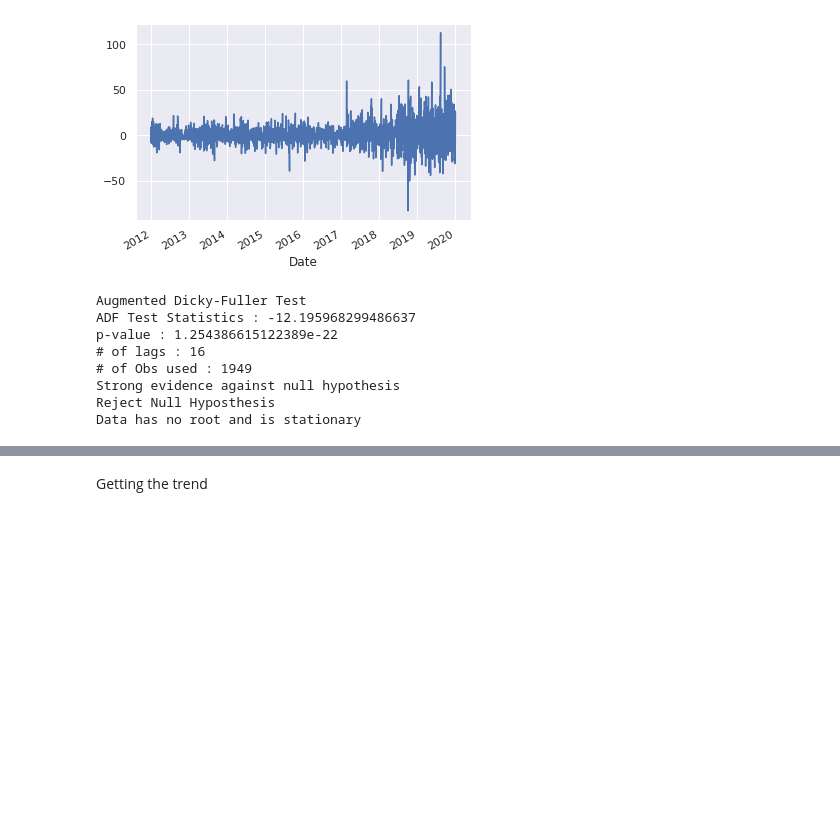
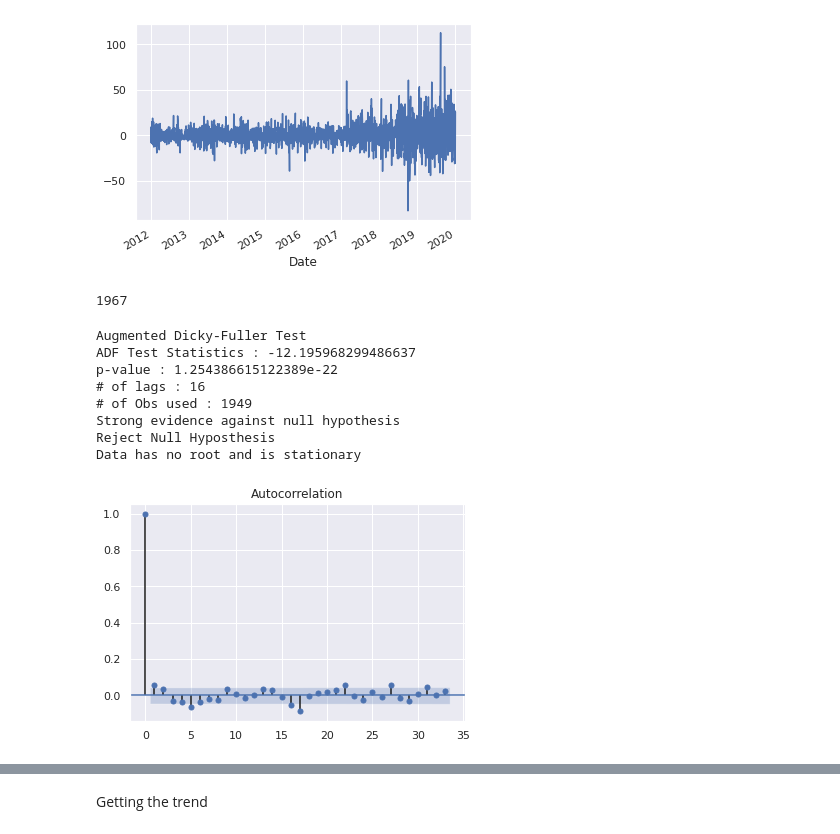
Before and after one commit to DeepankarAcharyya/Time_Series_Data, a Jupyter notebook: Time_Series_Analysis_Stock_Price.ipynb, the cells around one changed output, grey strips where cells are left out. Cells and saved outputs as stored; diff of their text form; code cells hidden in the pictures; blank space fills up the shorter version.

```diff
--- a/Time_Series_Analysis_Stock_Price.ipynb
+++ b/Time_Series_Analysis_Stock_Price.ipynb
@@ -80,6 +80,10 @@ data["1st_diff"].plot()
 # %% [output]
 <matplotlib.axes._subplots.AxesSubplot at 0x...>
 [figure]
+# %%
+len(data)
+# %% [output]
+1967
 # %%
 adf_check(data["1st_diff"].dropna())
 # %% [output]
@@ -93,0 +101,4 @@ Data has no root and is stationary
+# %%
+fig_first = plot_acf(data["1st_diff"].dropna())
+# %% [output]
+[figure, added]
```
Also changed, not shown: parts of 20 cells of this notebook.
